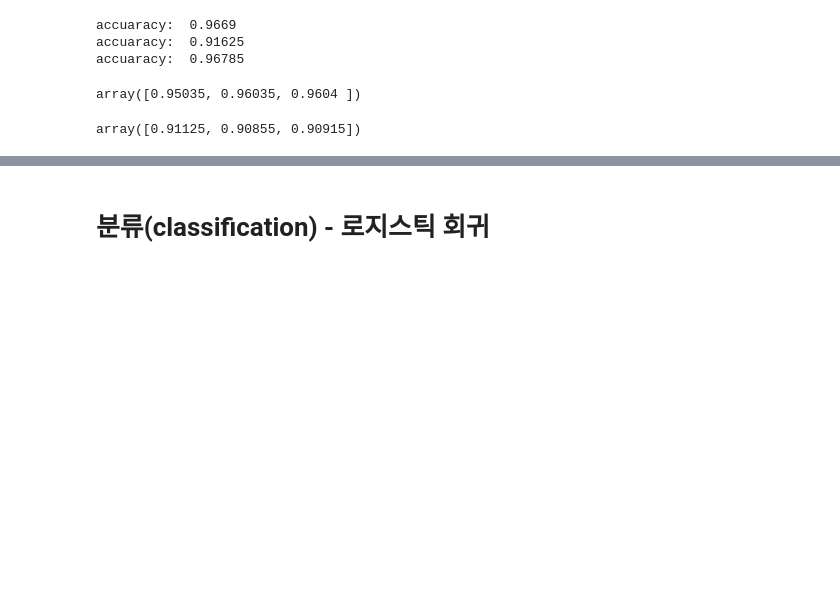
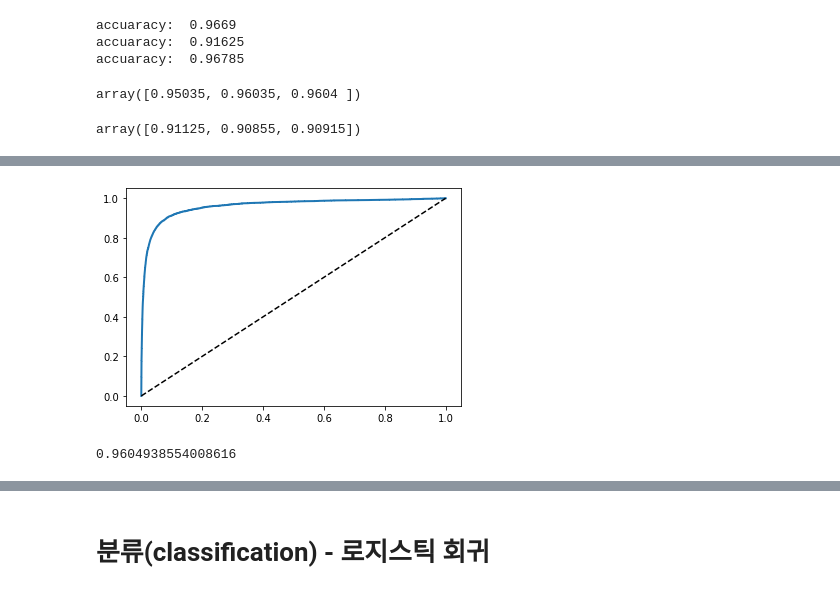
Before and after one commit to jerry-ryu/ML_beginning, a Jupyter notebook: 3.Classification.ipynb, the cells around one changed output, grey strips where cells are left out. Saved outputs shown, nothing was run; the diff lists cells and outputs as text; code cells hidden in the pictures; blank space fills up the shorter version.

```diff
--- a/3.Classification.ipynb
+++ b/3.Classification.ipynb
@@ -655,0 +721,22 @@ array([0.91125, 0.90855, 0.90915])
+# %%
+from sklearn.metrics import roc_curve
+
+fpr, tpr, thresholds  = roc_curve(y_train_5, y_scores)
+
+def plot_roc_curve(fpr, tpr, label = None):
+  plt.plot(fpr, tpr, linewidth = 2, label = label)
+  plt.plot([0,1],[0,1], 'k--')
+
+plot_roc_curve(fpr, tpr)
+plt.show()
+
+# roc_curve x 축: fpr (실제 class 0중에 못 맞춘 비율)
+# roc_curve y 축: tpr (실제 class 1중에 맞춘 비율)
+# %% [output]
+[figure, added]
+# %%
+# auc 값, roc_curve 곡선 아래 면적
+from sklearn.metrics import roc_auc_score
+roc_auc_score(y_train_5, y_scores)
+# %% [output]
+0.9604938554008616
```
Also changed, not shown: parts of 33 cells of this notebook.
